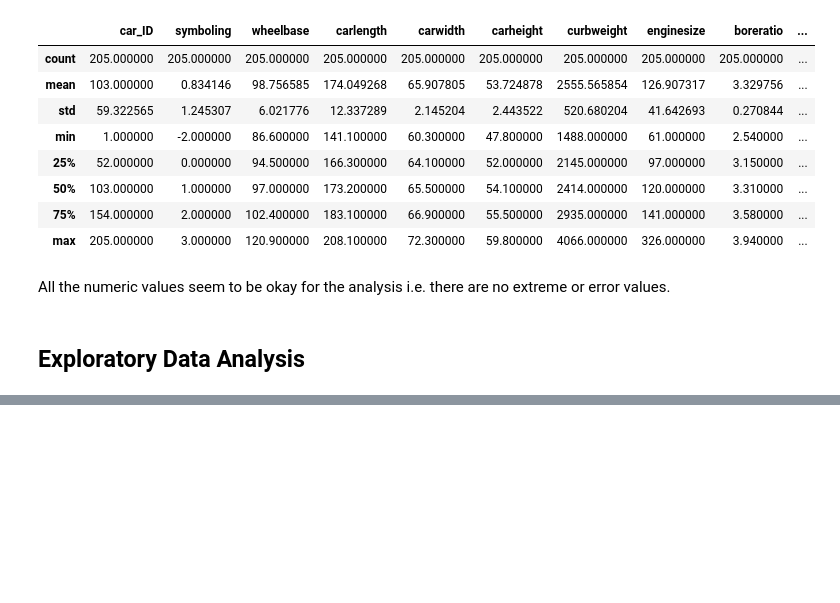
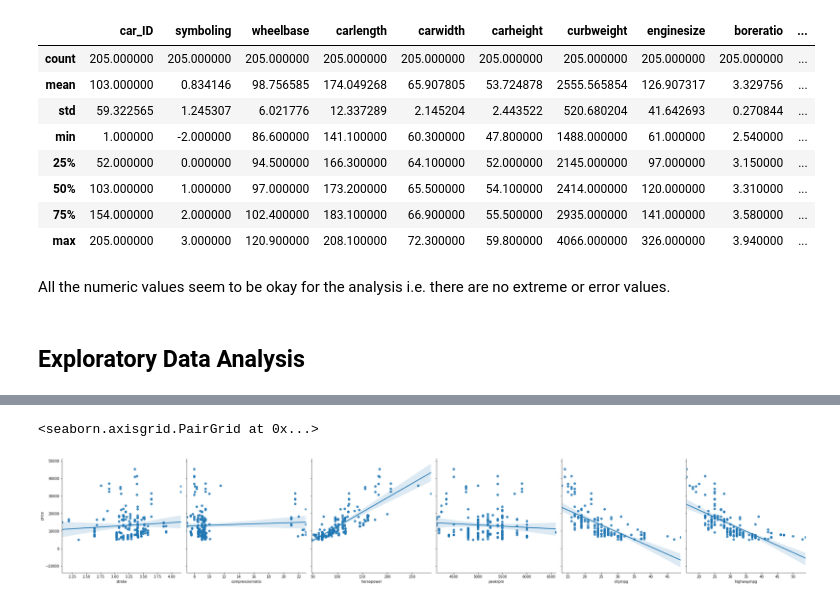
Before and after one commit to pranshumittal08/Data-Analysis-with-Python, a Jupyter notebook: Geely_Case_study.ipynb, the cells around one changed output, grey strips where cells are left out. Drawn from its saved outputs; the diff is of its cells as text; code cells hidden in the pictures; blank space fills up the shorter version.

```diff
--- a/Geely_Case_study.ipynb
+++ b/Geely_Case_study.ipynb
@@ -194,2 +138,0 @@ train_x, test_x, train_y, test_y = train_test_split(x,y, train_size = 0.7, rando
-# %%
-carprice_df = pd.get_dummies(columns = [""]
@@ -227,0 +217,5 @@ columns.
+# %%
+sns.pairplot(data = carprice_df, x_vars = num_vars[7:], y_vars = "price", kind  = "reg", height = 5)
+# %% [output]
+<seaborn.axisgrid.PairGrid at 0x...>
+[figure, added]
```
Also changed, not shown: parts of 51 cells of this notebook.
